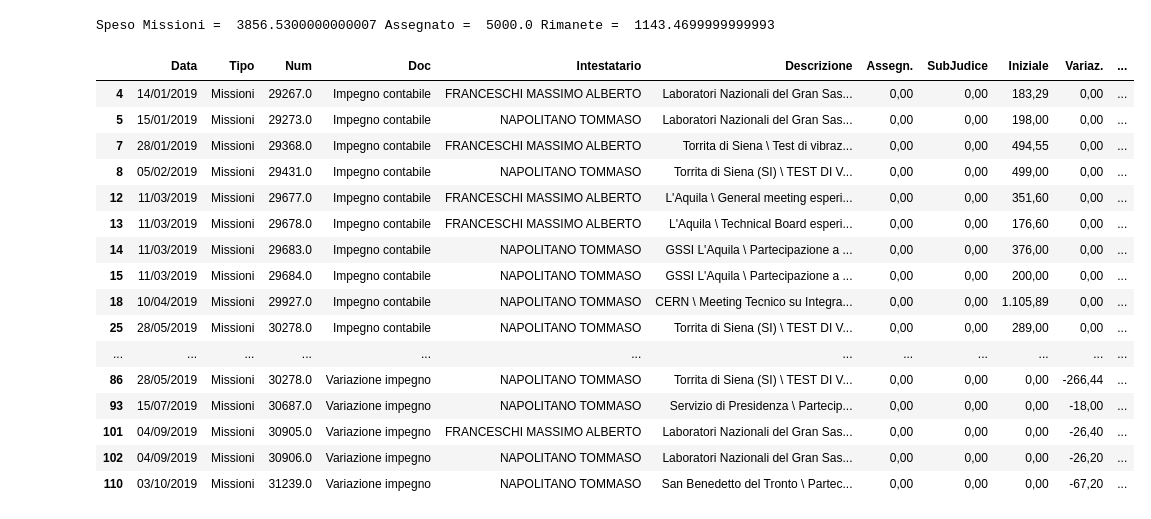
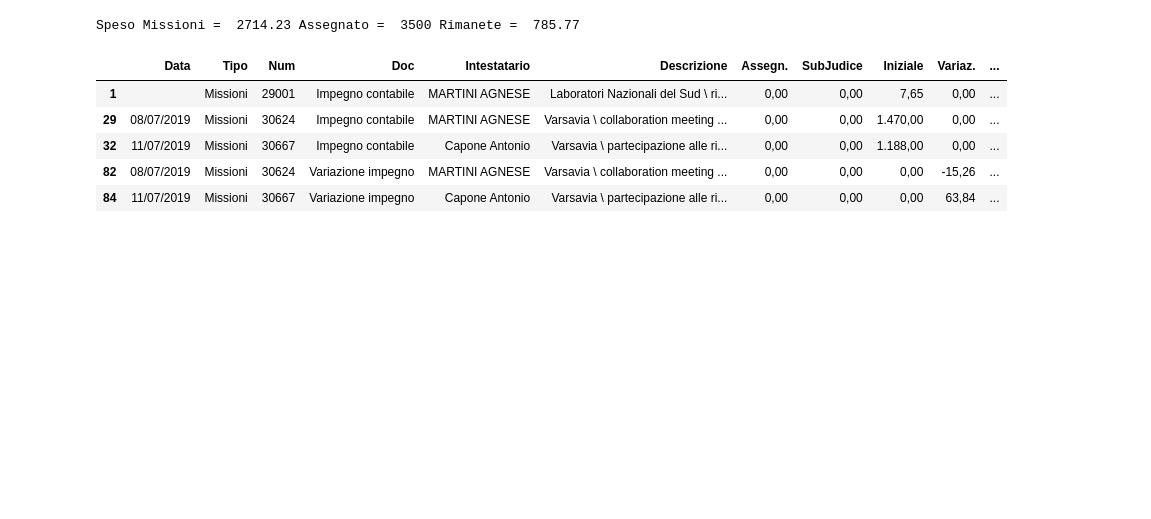
Before and after one commit to gmazzitelli/GSN2, a Jupyter notebook: MissioniDotazioni.ipynb, the cells around one changed output. Drawn from its saved outputs; the diff is of its cells as text; code cells hidden in the pictures; blank space fills up the shorter version.

```diff
--- a/MissioniDotazioni.ipynb
+++ b/MissioniDotazioni.ipynb
@@ -15,5 +12,25 @@ import numpy as np
 import pandas as pd
 key = "1l-nUkzMRyt4gte4nkMcoBBzDZElnOIeBsGA8zIOVP_E" # foglio missioni
 key = "1puUfSofNzvDKDYycQBy0NiKtWcMQSW9iwUDp_GtSXBk" # consuntivo 2019 - ricordarsi di salvare il file come google spreedsheet prima di copiare la chiave
-url_csv_file = "https://docs.google.com/spreadsheet/ccc?key="+key+"&output=csv"
-df = pd.read_csv(url_csv_file)
+
+
+def load_from_gspreadsheet(key, sheet_name):
+    # google spredsheet TO url
+    # url = "https://docs.google.com/spreadsheet/ccc?key="+key+"&output=csv&sheet={Sheet2}"
+    url = 'https://docs.google.com/spreadsheets/d/{key}/gviz/tq?tqx=out:csv&sheet={sheet_name}&headers=1'.format(
+        key=key, sheet_name=sheet_name.replace(' ', '%20'))
+    print(url)
+    return url
+def sp2pd(key, sheet_name, verbose=False):
+    # spreadsheet TO Panda
+    import pandas as pd
+    df = pd.read_csv(load_from_gspreadsheet(key, sheet_name))
+    # df = df[df.File_Number.isnull() == False]
+    df.fillna('', inplace=True)
+    if verbose: print ('Variables: ', df.columns.values)
+    return df
+import matplotlib.pyplot as plt
+import pandas as pd
+import numpy as np
+plt.style.use('fast')
+plt.rc('font', size = 14, family ='Sans-Serif')
@@ -35,0 +37,4 @@ df
+# %%
+anno = '2019'
+df = sp2pd(key='1l-nUkzMRyt4gte4nkMcoBBzDZElnOIeBsGA8zIOVP_E', sheet_name=anno)
+DOTAZIONE = sp2pd(key='1l-nUkzMRyt4gte4nkMcoBBzDZElnOIeBsGA8zIOVP_E', sheet_name='DOTAZIONE')
@@ -92,28 +124,17 @@ Speso Missioni =  17962.190000000002 Assegnato =  17000.0 Rimanete =  -962.19000
 # %%
-Darkside = 5000.0
-assegnato = Darkside
-user1 = (df.Intestatario=="NAPOLITANO TOMMASO") ^ (df.Intestatario=="FRANCESCHI MASSIMO ALBERTO")
-speso = df[user1].Totale.str.replace('.', '').str.replace(',', '.').astype(float).sum()
+KM3 = DOTAZIONE[(DOTAZIONE.anno.values==int(anno)) & (DOTAZIONE.esperimento=='KM3')].importo.values[0]
+assegnato = KM3
+user2 = (df.Intestatario=="MARTINI AGNESE") ^ (df.Intestatario=="Capone Antonio")
+speso = df[user2].Totale.str.replace('.', '').str.replace(',', '.').astype(float).sum()
 print ("Speso Missioni = ",  speso, "Assegnato = ", assegnato, "Rimanete = ", assegnato-speso)
 SpesoT+=speso
-df[user1]
+df[user2]
 # %% [output]
-Speso Missioni =  3856.5300000000007 Assegnato =  5000.0 Rimanete =  1143.4699999999993
+Speso Missioni =  2714.23 Assegnato =  3500 Rimanete =  785.77
 |  | Data | Tipo | Num | Doc | Intestatario | Descrizione | Assegn. | SubJudice | Iniziale | Variaz. | ... |
-| 4 | 14/01/2019 | Missioni | 29267.0 | Impegno contabile | FRANCESCHI MASSIMO ALBERTO | Laboratori Nazionali del Gran Sas... | 0,00 | 0,00 | 183,29 | 0,00 | ... |
-| 5 | 15/01/2019 | Missioni | 29273.0 | Impegno contabile | NAPOLITANO TOMMASO | Laboratori Nazionali del Gran Sas... | 0,00 | 0,00 | 198,00 | 0,00 | ... |
-| 7 | 28/01/2019 | Missioni | 29368.0 | Impegno contabile | FRANCESCHI MASSIMO ALBERTO | Torrita di Siena \ Test di vibraz... | 0,00 | 0,00 | 494,55 | 0,00 | ... |
-| 8 | 05/02/2019 | Missioni | 29431.0 | Impegno contabile | NAPOLITANO TOMMASO | Torrita di Siena (SI) \ TEST DI V... | 0,00 | 0,00 | 499,00 | 0,00 | ... |
-| 12 | 11/03/2019 | Missioni | 29677.0 | Impegno contabile | FRANCESCHI MASSIMO ALBERTO | L'Aquila \ General meeting esperi... | 0,00 | 0,00 | 351,60 | 0,00 | ... |
-| 13 | 11/03/2019 | Missioni | 29678.0 | Impegno contabile | FRANCESCHI MASSIMO ALBERTO | L'Aquila \ Technical Board esperi... | 0,00 | 0,00 | 176,60 | 0,00 | ... |
-| 14 | 11/03/2019 | Missioni | 29683.0 | Impegno contabile | NAPOLITANO TOMMASO | GSSI L'Aquila \ Partecipazione a ... | 0,00 | 0,00 | 376,00 | 0,00 | ... |
-| 15 | 11/03/2019 | Missioni | 29684.0 | Impegno contabile | NAPOLITANO TOMMASO | GSSI L'Aquila \ Partecipazione a ... | 0,00 | 0,00 | 200,00 | 0,00 | ... |
-| 18 | 10/04/2019 | Missioni | 29927.0 | Impegno contabile | NAPOLITANO TOMMASO | CERN \ Meeting Tecnico su Integra... | 0,00 | 0,00 | 1.105,89 | 0,00 | ... |
-| 25 | 28/05/2019 | Missioni | 30278.0 | Impegno contabile | NAPOLITANO TOMMASO | Torrita di Siena (SI) \ TEST DI V... | 0,00 | 0,00 | 289,00 | 0,00 | ... |
-| ... | ... | ... | ... | ... | ... | ... | ... | ... | ... | ... | ... |
-| 86 | 28/05/2019 | Missioni | 30278.0 | Variazione impegno | NAPOLITANO TOMMASO | Torrita di Siena (SI) \ TEST DI V... | 0,00 | 0,00 | 0,00 | -266,44 | ... |
-| 93 | 15/07/2019 | Missioni | 30687.0 | Variazione impegno | NAPOLITANO TOMMASO | Servizio di Presidenza \ Partecip... | 0,00 | 0,00 | 0,00 | -18,00 | ... |
-| 101 | 04/09/2019 | Missioni | 30905.0 | Variazione impegno | FRANCESCHI MASSIMO ALBERTO | Laboratori Nazionali del Gran Sas... | 0,00 | 0,00 | 0,00 | -26,40 | ... |
-| 102 | 04/09/2019 | Missioni | 30906.0 | Variazione impegno | NAPOLITANO TOMMASO | Laboratori Nazionali del Gran Sas... | 0,00 | 0,00 | 0,00 | -26,20 | ... |
-| 110 | 03/10/2019 | Missioni | 31239.0 | Variazione impegno | NAPOLITANO TOMMASO | San Benedetto del Tronto \ Partec... | 0,00 | 0,00 | 0,00 | -67,20 | ... |
+| 1 |  | Missioni | 29001 | Impegno contabile | MARTINI AGNESE | Laboratori Nazionali del Sud \ ri... | 0,00 | 0,00 | 7,65 | 0,00 | ... |
+| 29 | 08/07/2019 | Missioni | 30624 | Impegno contabile | MARTINI AGNESE | Varsavia \ collaboration meeting ... | 0,00 | 0,00 | 1.470,00 | 0,00 | ... |
+| 32 | 11/07/2019 | Missioni | 30667 | Impegno contabile | Capone Antonio | Varsavia \ partecipazione alle ri... | 0,00 | 0,00 | 1.188,00 | 0,00 | ... |
+| 82 | 08/07/2019 | Missioni | 30624 | Variazione impegno | MARTINI AGNESE | Varsavia \ collaboration meeting ... | 0,00 | 0,00 | 0,00 | -15,26 | ... |
+| 84 | 11/07/2019 | Missioni | 30667 | Variazione impegno | Capone Antonio | Varsavia \ partecipazione alle ri... | 0,00 | 0,00 | 0,00 | 63,84 | ... |
 # %%
```
Also changed, not shown: parts of 13 cells of this notebook.
